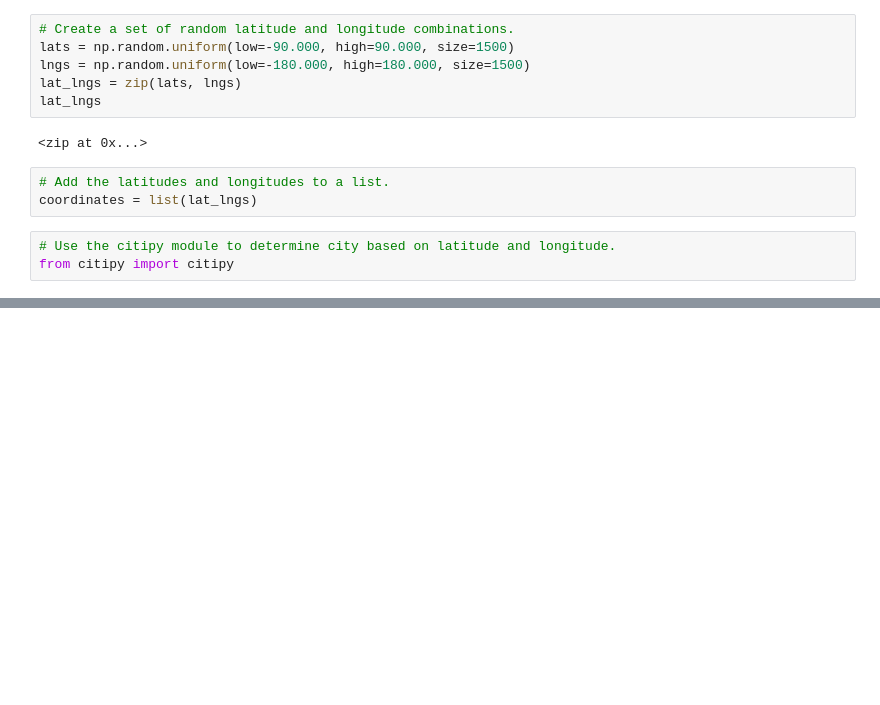
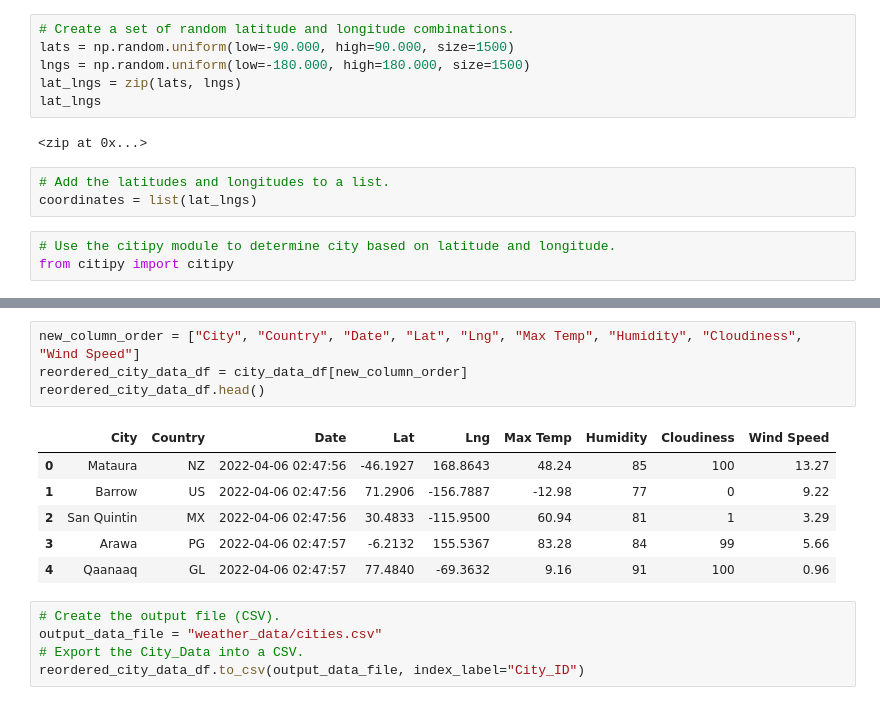
Before and after one commit to rivas-j/World_Weather_Analysis_Class, a Jupyter notebook: WeatherPy.ipynb, the cells around one changed output, grey strips where cells are left out. Drawn from its saved outputs; the diff is of its cells as text; blank space fills up the shorter version.

Commit message:
Completed API Pull and Exported to CSV

```diff
--- a/WeatherPy.ipynb
+++ b/WeatherPy.ipynb
@@ -130,0 +143,16 @@ city_data_df.to_csv(output_data_file, index_label="City_ID")
+# %%
+new_column_order = ["City", "Country", "Date", "Lat", "Lng", "Max Temp", "Humidity", "Cloudiness", "Wind Speed"]
+reordered_city_data_df = city_data_df[new_column_order]
+reordered_city_data_df.head()
+# %% [output]
+|  | City | Country | Date | Lat | Lng | Max Temp | Humidity | Cloudiness | Wind Speed |
+| 0 | Mataura | NZ | 2022-04-06 02:47:56 | -46.1927 | 168.8643 | 48.24 | 85 | 100 | 13.27 |
+| 1 | Barrow | US | 2022-04-06 02:47:56 | 71.2906 | -156.7887 | -12.98 | 77 | 0 | 9.22 |
+| 2 | San Quintin | MX | 2022-04-06 02:47:56 | 30.4833 | -115.9500 | 60.94 | 81 | 1 | 3.29 |
+| 3 | Arawa | PG | 2022-04-06 02:47:57 | -6.2132 | 155.5367 | 83.28 | 84 | 99 | 5.66 |
+| 4 | Qaanaaq | GL | 2022-04-06 02:47:57 | 77.4840 | -69.3632 | 9.16 | 91 | 100 | 0.96 |
+# %%
+# Create the output file (CSV).
+output_data_file = "weather_data/cities.csv"
+# Export the City_Data into a CSV.
+reordered_city_data_df.to_csv(output_data_file, index_label="City_ID")
```
Also changed, not shown: parts of 8 cells of this notebook, 1 other file.
